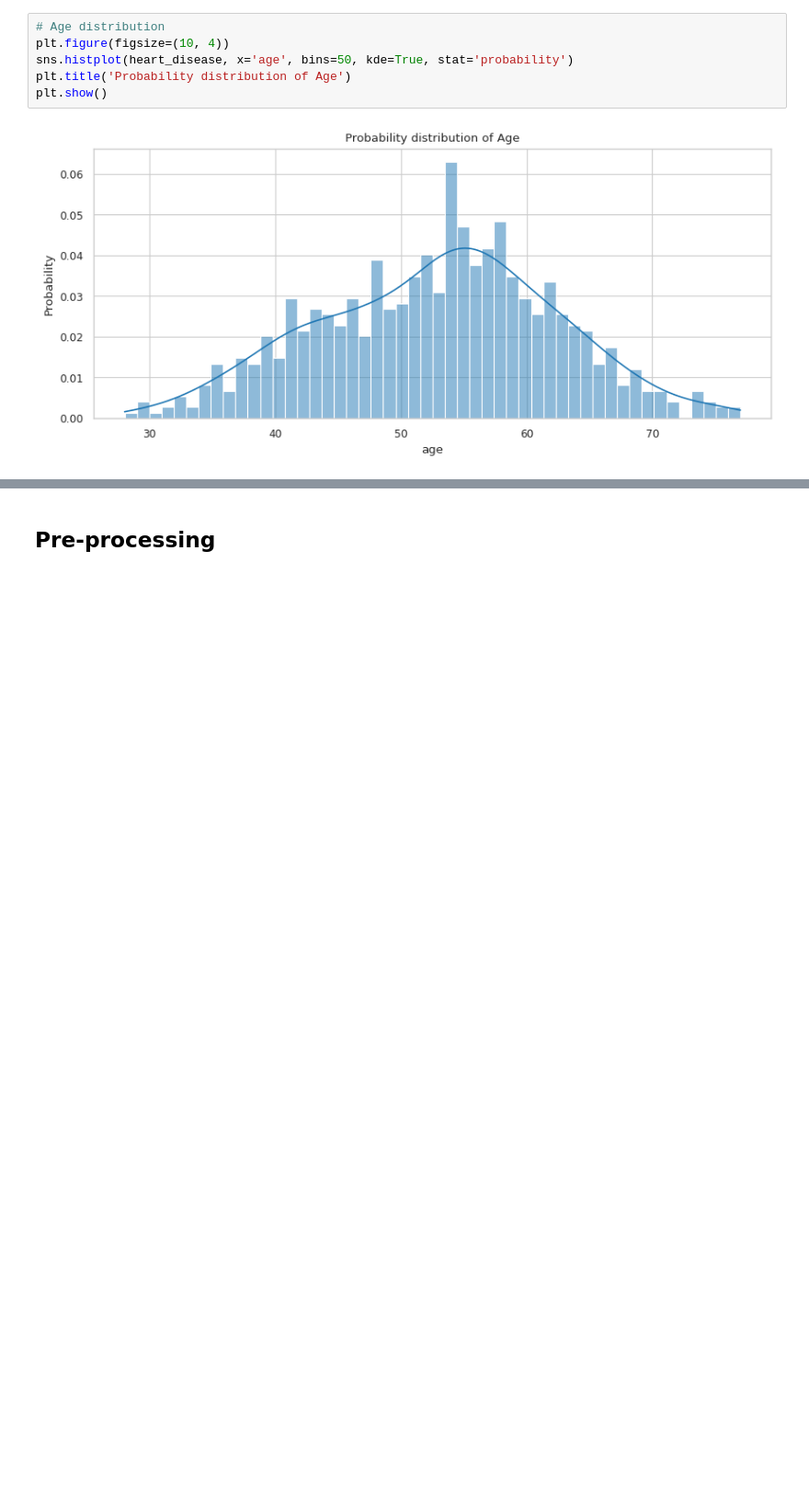
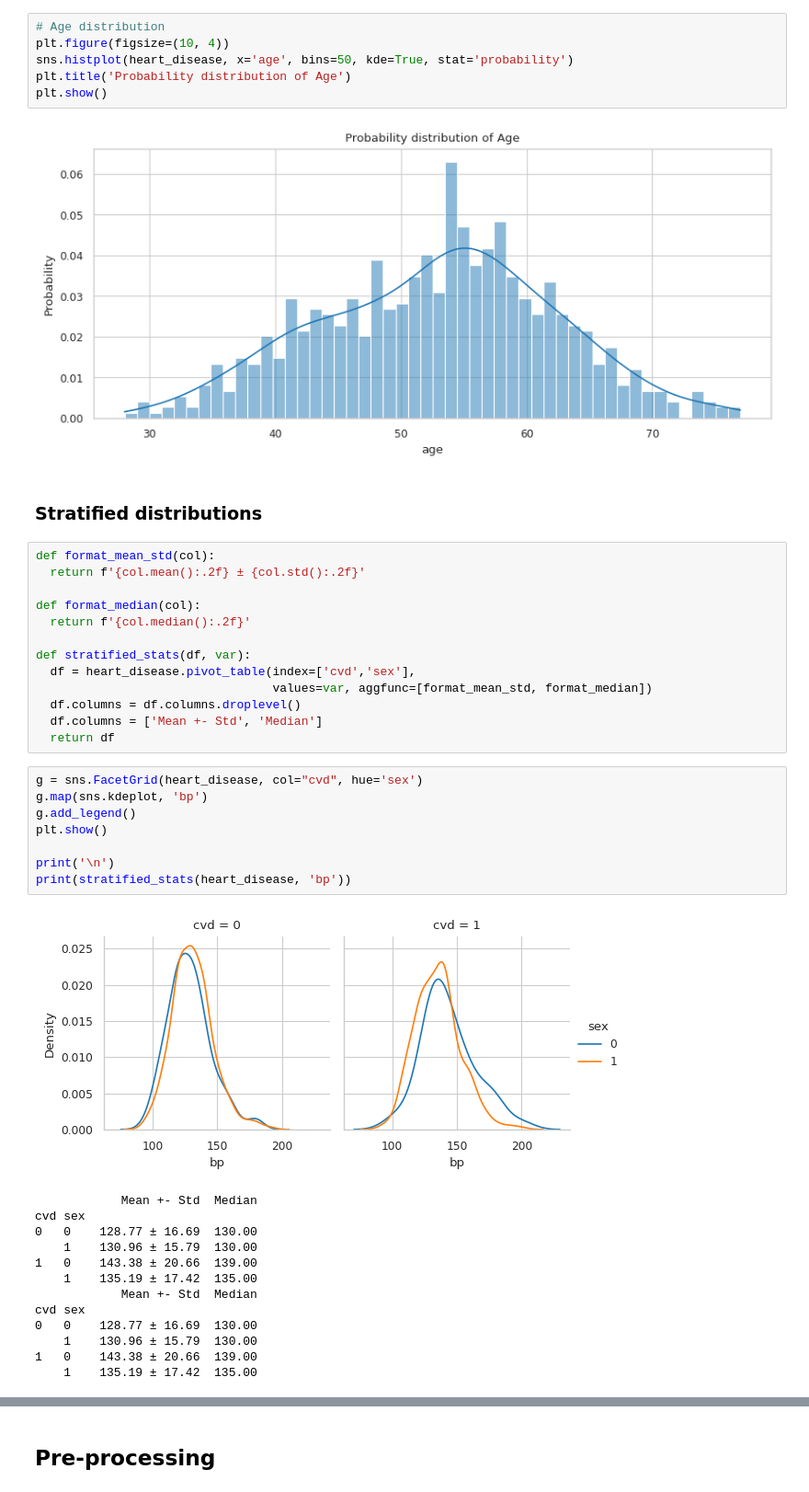
Before and after one commit to LuSyo/Health-ML-Bias-Experiments, a Jupyter notebook: notebooks/021_CAD_data_preparation.ipynb, the cells around one changed output, grey strips where cells are left out. Shown at 92% size. Drawn from its saved outputs; the diff is of its cells as text; blank space fills up the shorter version.

Commit message:
Data exploration: Stratified distributions and basic stats for continuous variables

```diff
--- a/notebooks/021_CAD_data_preparation.ipynb
+++ b/notebooks/021_CAD_data_preparation.ipynb
@@ -128,3 +128,40 @@ plt.title('Probability distribution of Age')
 plt.show()
 # %% [output]
 [figure]
+# %% [markdown]
+### Stratified distributions
+# %%
+def format_mean_std(col):
+  return f'{col.mean():.2f} ± {col.std():.2f}'
+
+def format_median(col):
+  return f'{col.median():.2f}'
+
+def stratified_stats(df, var):
+  df = heart_disease.pivot_table(index=['cvd','sex'],
+                                 values=var, aggfunc=[format_mean_std, format_median])
+  df.columns = df.columns.droplevel()
+  df.columns = ['Mean +- Std', 'Median']
+  return df
+# %%
+g = sns.FacetGrid(heart_disease, col="cvd", hue='sex')
+g.map(sns.kdeplot, 'bp')
+g.add_legend()
+plt.show()
+
+print('\n')
+print(stratified_stats(heart_disease, 'bp'))
+# %% [output]
+[figure, added]
+            Mean +- Std  Median
+cvd sex
+0   0    128.77 ± 16.69  130.00
+    1    130.96 ± 15.79  130.00
+1   0    143.38 ± 20.66  139.00
+    1    135.19 ± 17.42  135.00
+            Mean +- Std  Median
+cvd sex
+0   0    128.77 ± 16.69  130.00
+    1    130.96 ± 15.79  130.00
+1   0    143.38 ± 20.66  139.00
+    1    135.19 ± 17.42  135.00
```
Also changed, not shown: parts of 5 cells of this notebook.
